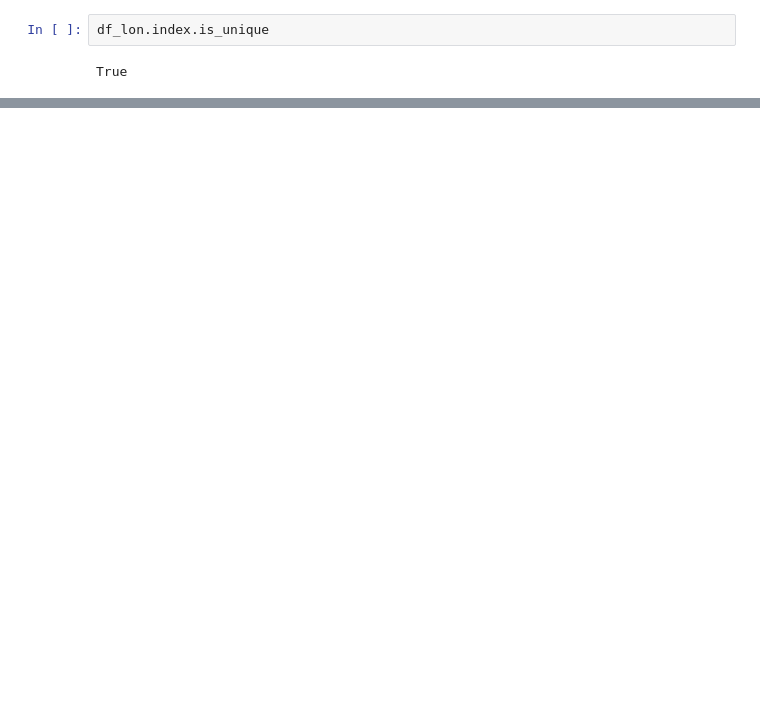
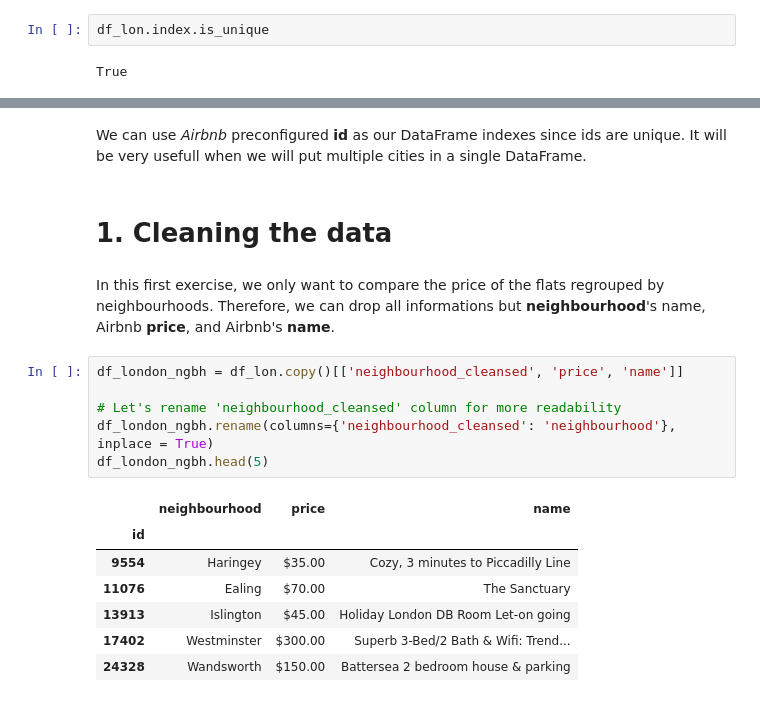
Before and after one commit to Rivollet/Airbnb, a Jupyter notebook: Airbnb Notebook - Exploring Data.ipynb, the cells around one changed output, grey strips where cells are left out. Saved outputs shown, nothing was run; the diff lists cells and outputs as text; blank space fills up the shorter version.

```diff
--- a/Airbnb Notebook - Exploring Data.ipynb
+++ b/Airbnb Notebook - Exploring Data.ipynb
@@ -406,0 +138,20 @@ map_london
+# %% [markdown]
+We can use *Airbnb* preconfigured **id** as our DataFrame indexes since ids are unique. It will be very usefull when we will put multiple cities in a single DataFrame.
+# %% [markdown]
+# 1. Cleaning the data
+# %% [markdown]
+In this first exercise, we only want to compare the price of the flats regrouped by neighbourhoods. Therefore, we can drop all informations but **neighbourhood**'s name, Airbnb **price**, and Airbnb's **name**.
+# %%
+df_london_ngbh = df_lon.copy()[['neighbourhood_cleansed', 'price', 'name']]
+
+# Let's rename 'neighbourhood_cleansed' column for more readability
+df_london_ngbh.rename(columns={'neighbourhood_cleansed': 'neighbourhood'}, inplace = True)
+df_london_ngbh.head(5)
+# %% [output]
+|  | neighbourhood | price | name |
+| id |  |  |  |
+| 9554 | Haringey | $35.00 | Cozy, 3 minutes to Piccadilly Line |
+| 11076 | Ealing | $70.00 | The Sanctuary |
+| 13913 | Islington | $45.00 | Holiday London DB Room Let-on going |
+| 17402 | Westminster | $300.00 | Superb 3-Bed/2 Bath & Wifi: Trend... |
+| 24328 | Wandsworth | $150.00 | Battersea 2 bedroom house & parking |
```
Also changed, not shown: parts of 64 cells of this notebook, 2 other files.
